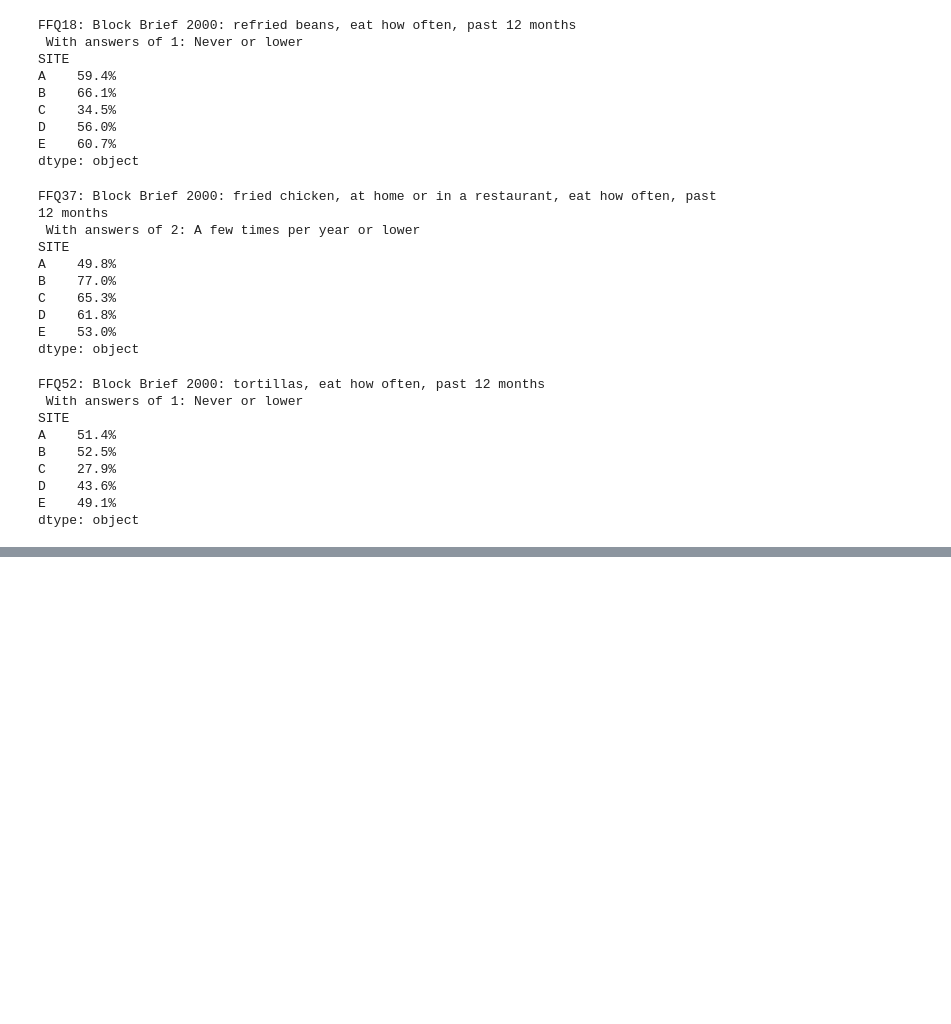
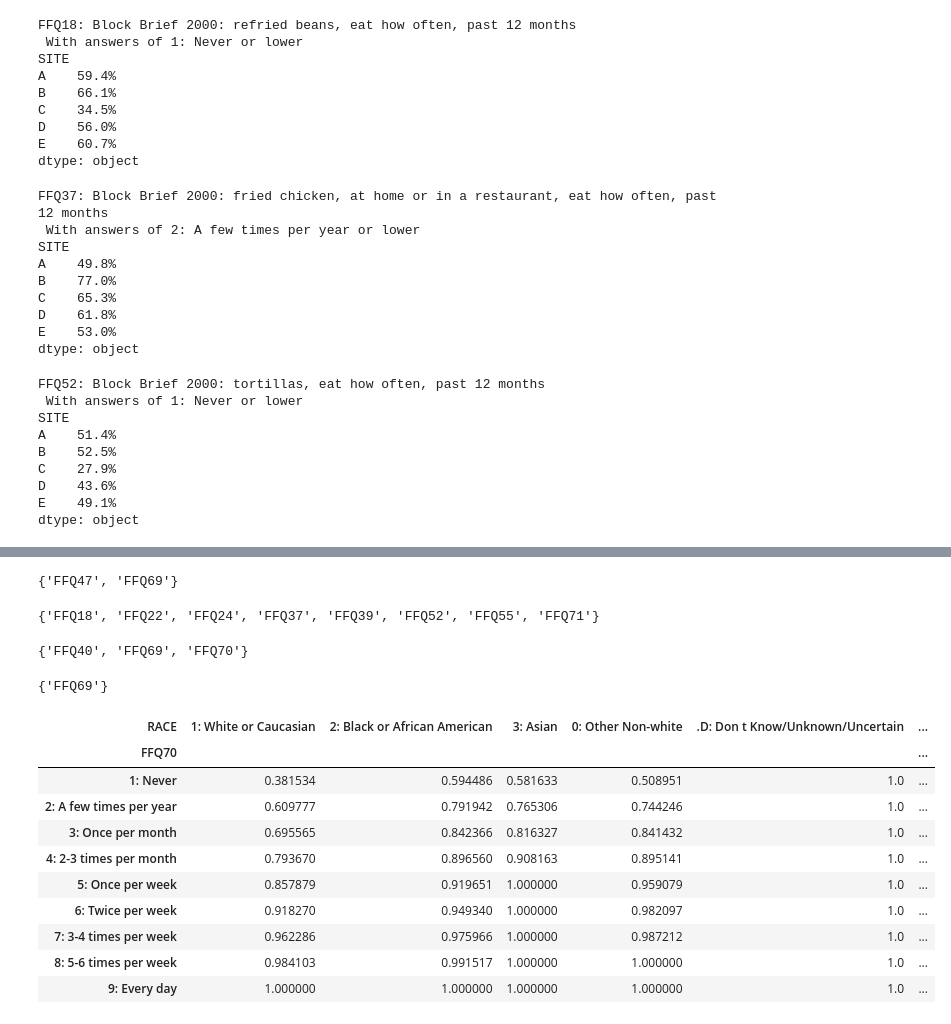
Before and after one commit to cairo-lab/xray_fingerprints, a Jupyter notebook: notebooks/Explore Target Variables.ipynb, the cells around one changed output, grey strips where cells are left out. Drawn from its saved outputs; the diff is of its cells as text; code cells hidden in the pictures; blank space fills up the shorter version.

```diff
--- a/notebooks/Explore Target Variables.ipynb
+++ b/notebooks/Explore Target Variables.ipynb
@@ -19,7 +20,7 @@ from sklearn.metrics import roc_auc_score
 # %% [markdown]
 # Constants
 # %%
-OAI_PKL_PATH = '/Users/brandong.hill/code/OAI/notebooks/pkl/'
+OAI_DATA_PATH = Path.home() / 'code/OAI/notebooks/data/'
 idxSlc = pd.IndexSlice
 # %% [markdown]
 # Read in data
@@ -53,7 +54,7 @@ food_targets = ['FFQ' + str(num) for num in range(1,72)]
 targets.extend(food_targets)
 
 # Result= XRBARCD: ID, SITE, RACE, Visit, INCOME, INCOME2, EDCV, FFQ1, FFQ2, ....
-barcode_site_id_df = barcode_site_id_df.join(enrollees_df[['SITE', 'RACE']], how='left')  # Add hospital site and patient race
+barcode_site_id_df = barcode_site_id_df.join(enrollees_df[['SITE', 'RACE', 'SEX']], how='left')  # Add hospital site and patient race
 barcode_site_id_df = barcode_site_id_df.join(allclinical_df.loc[idxSlc[:, 'V00'], :][targets].reset_index('Visit'), on='ID', how='left') # Add starting income and comborbidities
 barcode_site_id_df = barcode_site_id_df.reset_index('ID').set_index('XRBARCD')  # Switch to index by barcode
 print('{:,}'.format(len(barcode_site_id_df)))  # Sanity check, the joins shouldn't be increase the number of entries
@@ -71,14 +72,14 @@ def remove_unused_missing_categories(series):
 
 # See if any binarization point leads to some but not all sites being over 50%
 # Returns the first binarization point where this is true
-def check_useability(df, var, label):
+def check_useability(df, var, label, predictor='SITE'):
     s = remove_unused_missing_categories(df[var])
 
-    df = pd.concat([df['SITE'], s], axis=1, join='inner')
+    df = pd.concat([df[predictor], s], axis=1, join='inner')
 
-    # Get the percents by site (index: var values, cols: site names,
+    # Get the percents by predictor (index: var values, cols: site names,
     #                           val: percent of patients with that answer at that site)
-    var_by_site_df = df.groupby('SITE').value_counts(normalize=True).unstack('SITE')
+    var_by_site_df = df.groupby(predictor).value_counts(normalize=True).unstack(predictor)
     var_by_site_df = var_by_site_df.sort_index()  # Critical to ensure answers are in ordinal order
 
     # Row by row, add the percentages of each row until one or more cols have over 50%
@@ -95,6 +96,7 @@ def check_useability(df, var, label):
         print("{}: {} doesn't work.\n Min percentage is {:.1%} with answers of {} or lower".format(var, label, sums.min(), answer))
         return None
     else:
+        sums = sums[sums > 0]
         print("{}: {}\n With answers of {} or lower\n{}".format(var, label, answer, sums.apply(lambda x: '{:.1%}'.format(x))))
         return (sums, len(s))
 
@@ -308,0 +491,56 @@ dtype: object
+# %%
+ set(site_diffs[site_diffs > 0.15].index) & set(gender_diffs[gender_diffs > 0.15].index)
+# %% [output]
+{'FFQ47', 'FFQ69'}
+# %%
+set(site_diffs[site_diffs > 0.15].index) & set(race_diffs[race_diffs > 0.2].index)
+# %% [output]
+{'FFQ18', 'FFQ22', 'FFQ24', 'FFQ37', 'FFQ39', 'FFQ52', 'FFQ55', 'FFQ71'}
+# %%
+set(race_diffs[race_diffs > 0.15].index) & set(gender_diffs[gender_diffs > 0.15].index)
+# %% [output]
+{'FFQ40', 'FFQ69', 'FFQ70'}
+# %%
+set(race_diffs[race_diffs > 0.15].index) & set(gender_diffs[gender_diffs > 0.15].index) & set(site_diffs[site_diffs > 0.15].index)
+# %% [output]
+{'FFQ69'}
+# %%
+df = barcode_site_id_df
+var = 'FFQ70'
+predictor = 'RACE'
+label = labels_df.at['V00'+var, 'Label']
+
+s = remove_unused_missing_categories(df[var])
+
+df = pd.concat([df[predictor], s], axis=1, join='inner')
+
+# Get the percents by predictor (index: var values, cols: site names,
+#                           val: percent of patients with that answer at that site)
+var_by_site_df = df.groupby(predictor).value_counts(normalize=True).unstack(predictor)
+var_by_site_df = var_by_site_df.sort_index()  # Critical to ensure answers are in ordinal order
+tmp = var_by_site_df.sum(axis=0) != 0.0
+var_by_site_df = var_by_site_df[tmp[tmp].index]
+
+# Row by row, add the percentages of each row until one or more cols have over 50%
+sum_list = []
+sums = pd.Series(0, index=var_by_site_df.columns)
+for answer in var_by_site_df.index:  # Indices are question answers
+    row = var_by_site_df.loc[answer]
+    sums += row
+    num_over_half = (sums > 0.50).sum()
+    sum_list.append(sums.copy(deep=True))
+
+sums_df = pd.DataFrame(sum_list, var_by_site_df.index)
+sums_df
+# %% [output]
+| RACE | 1: White or Caucasian | 2: Black or African American | 3: Asian | 0: Other Non-white | .D: Don t Know/Unknown/Uncertain | ... |
+| FFQ70 |  |  |  |  |  | ... |
+| 1: Never | 0.381534 | 0.594486 | 0.581633 | 0.508951 | 1.0 | ... |
+| 2: A few times per year | 0.609777 | 0.791942 | 0.765306 | 0.744246 | 1.0 | ... |
+| 3: Once per month | 0.695565 | 0.842366 | 0.816327 | 0.841432 | 1.0 | ... |
+| 4: 2-3 times per month | 0.793670 | 0.896560 | 0.908163 | 0.895141 | 1.0 | ... |
+| 5: Once per week | 0.857879 | 0.919651 | 1.000000 | 0.959079 | 1.0 | ... |
+| 6: Twice per week | 0.918270 | 0.949340 | 1.000000 | 0.982097 | 1.0 | ... |
+| 7: 3-4 times per week | 0.962286 | 0.975966 | 1.000000 | 0.987212 | 1.0 | ... |
+| 8: 5-6 times per week | 0.984103 | 0.991517 | 1.000000 | 1.000000 | 1.0 | ... |
+| 9: Every day | 1.000000 | 1.000000 | 1.000000 | 1.000000 | 1.0 | ... |
```
Also changed, not shown: parts of 21 cells of this notebook, 2 other files.
